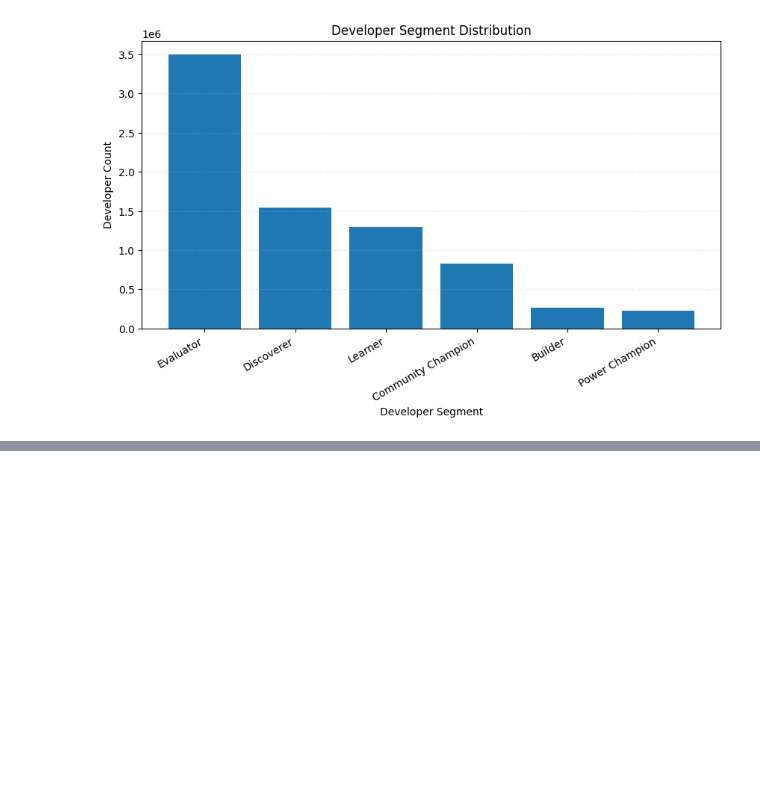
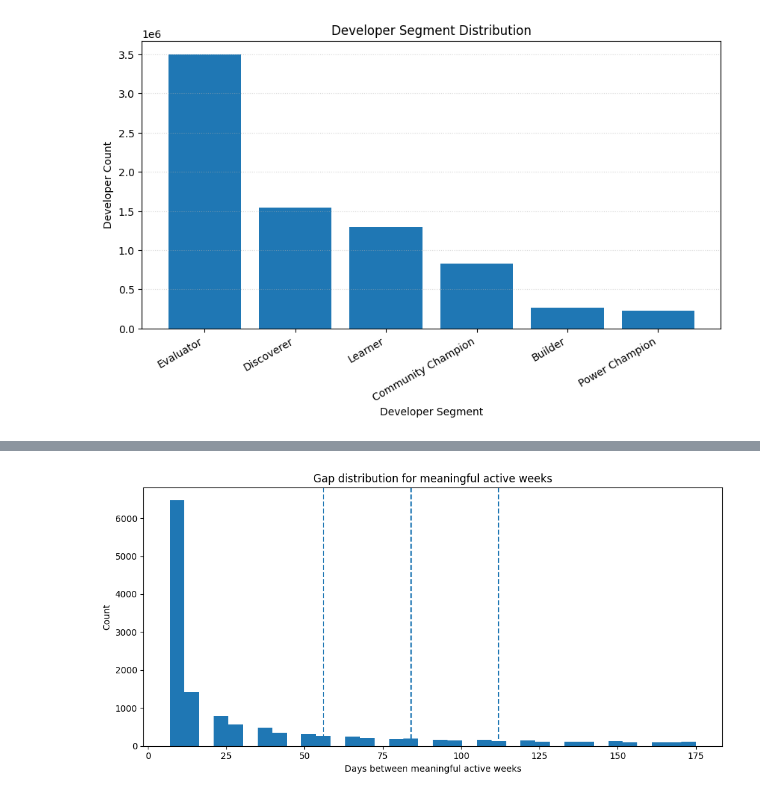
Before and after one commit to WBDoran/Spring2026_IndustryProject, a Jupyter notebook: DeveloperJourney.ipynb, the cells around one changed output, grey strips where cells are left out. Saved outputs shown, nothing was run; the diff lists cells and outputs as text; code cells hidden in the pictures; blank space fills up the shorter version.

Commit message:
update with dormant

```diff
--- a/DeveloperJourney.ipynb
+++ b/DeveloperJourney.ipynb
@@ -660,0 +1379,86 @@ plt.show()
+# %%
+gaps = con.execute(f"""
+    SELECT gap_days
+    FROM meaningful_gap_dist_v1
+    WHERE gap_days <= {PLOT_MAX_GAP_DAYS}
+""").fetchdf()
+
+curve = con.execute("""
+    SELECT *
+    FROM recency_curve_meaningful_v1
+    ORDER BY recency_bin_days
+""").fetchdf()
+
+thresholds = con.execute("""
+    SELECT *
+    FROM threshold_eval_v1
+    ORDER BY threshold
+""").fetchdf()
+
+status = con.execute("""
+    SELECT dormancy_status, COUNT(*) AS developers
+    FROM current_dev_dormancy_v1
+    GROUP BY 1
+    ORDER BY developers DESC
+""").fetchdf()
+
+# 1) Gap histogram
+plt.figure(figsize=(10, 5))
+plt.hist(gaps["gap_days"], bins=36)
+plt.axvline(AT_RISK_DAYS, linestyle="--")
+plt.axvline(DORMANT_DAYS, linestyle="--")
+plt.axvline(112, linestyle="--")
+plt.xlabel("Days between meaningful active weeks")
+plt.ylabel("Count")
+plt.title("Gap distribution for meaningful active weeks")
+plt.tight_layout()
+plt.show()
+
+# 2) Reactivation curve
+plt.figure(figsize=(10, 5))
+plt.plot(curve["recency_bin_days"], curve["return_rate_next_8w"], marker="o")
+plt.axvline(AT_RISK_DAYS, linestyle="--")
+plt.axvline(DORMANT_DAYS, linestyle="--")
+plt.axvline(112, linestyle="--")
+plt.xlabel("Days since last meaningful active week (binned)")
+plt.ylabel("Return rate in next 8 weeks")
+plt.title("Empirical reactivation curve")
+plt.tight_layout()
+plt.show()
+
+# 3) Build-focused reactivation curve
+plt.figure(figsize=(10, 5))
+plt.plot(curve["recency_bin_days"], curve["buildish_return_rate_next_8w"], marker="o")
+plt.axvline(AT_RISK_DAYS, linestyle="--")
+plt.axvline(DORMANT_DAYS, linestyle="--")
+plt.axvline(112, linestyle="--")
+plt.xlabel("Days since last meaningful active week (binned)")
+plt.ylabel("Build-like return rate in next 8 weeks")
+plt.title("Build-focused reactivation curve")
+plt.tight_layout()
+plt.show()
+
+# 4) Threshold comparison
+plt.figure(figsize=(8, 5))
+plt.bar(thresholds["threshold"], thresholds["return_rate_next_8w"])
+plt.ylabel("Return rate in next 8 weeks")
+plt.title("Threshold comparison")
+plt.tight_layout()
+plt.show()
+
+plt.figure(figsize=(8, 5))
+plt.bar(thresholds["threshold"], thresholds["buildish_return_rate_next_8w"])
+plt.ylabel("Build-like return rate in next 8 weeks")
+plt.title("Build-focused threshold comparison")
+plt.tight_layout()
+plt.show()
+
+# 5) Current status counts
+plt.figure(figsize=(8, 5))
+plt.bar(status["dormancy_status"], status["developers"])
+plt.ylabel("Developers")
+plt.title("Current sample dormancy statuses")
+plt.tight_layout()
+plt.show()
+# %% [output]
+[figure, added]
```
Also changed, not shown: parts of 13 cells of this notebook.
